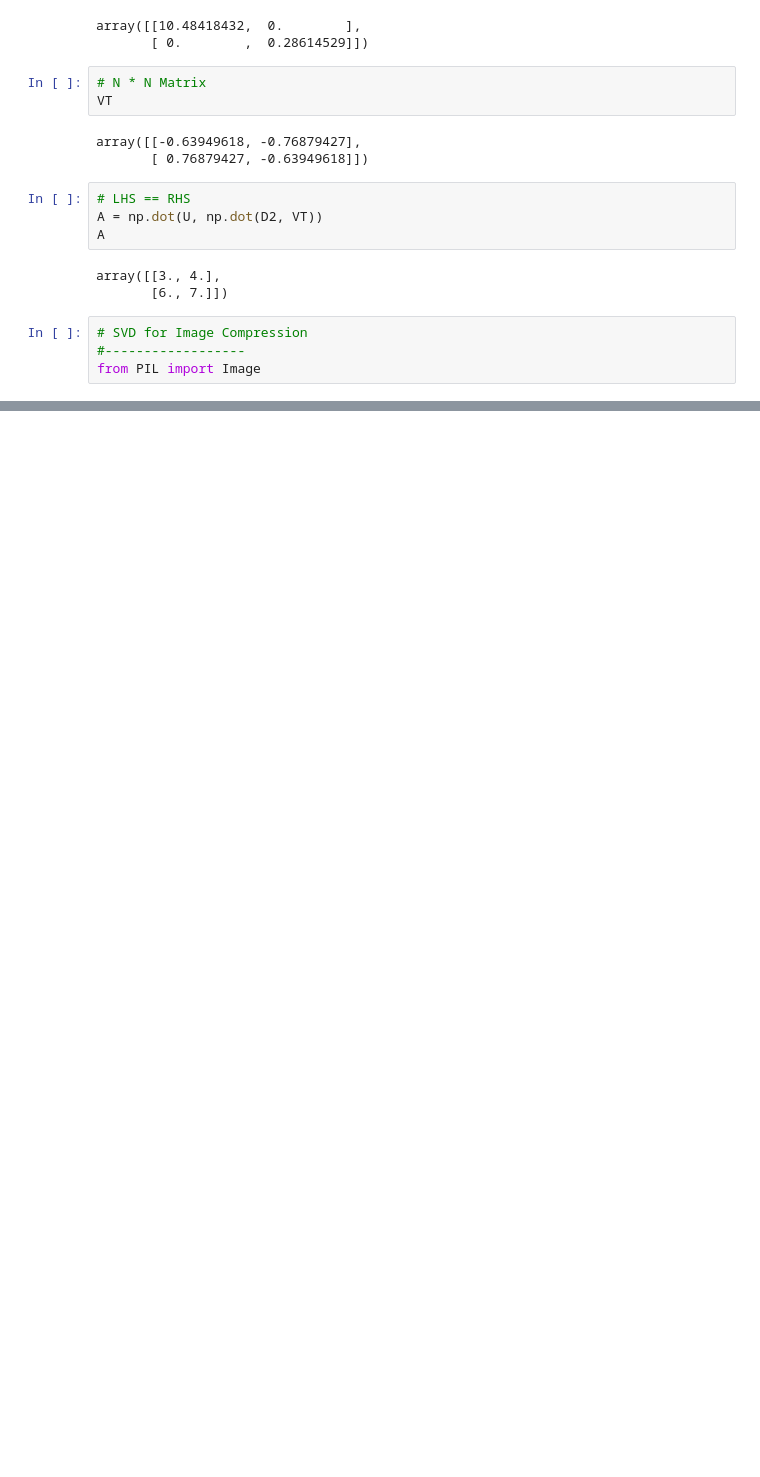
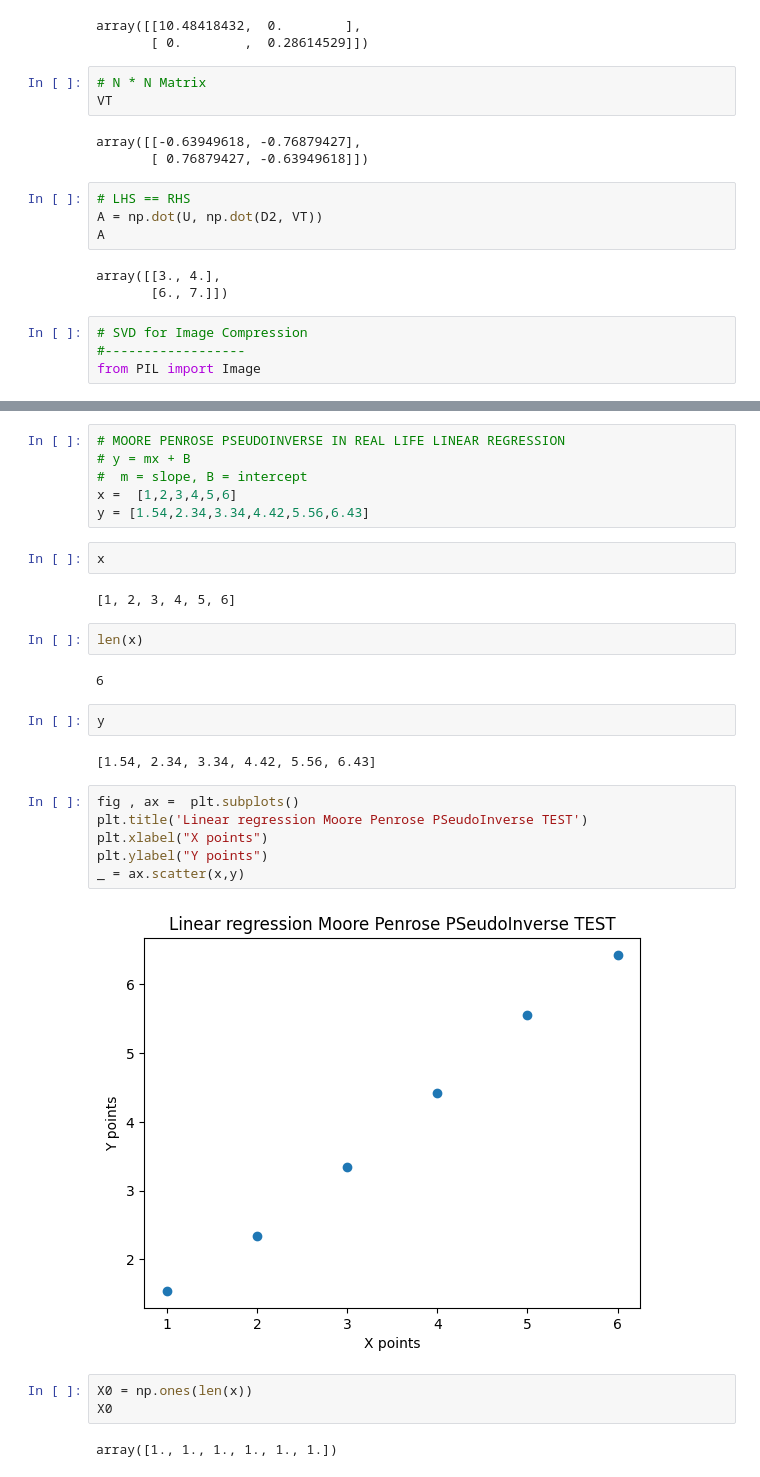
Before and after one commit to QAQuantum/STUDIELinearAlgebra, a Jupyter notebook: STUDIE_Practise.ipynb, the cells around one changed output, grey strips where cells are left out. Drawn from its saved outputs; the diff is of its cells as text; blank space fills up the shorter version.

```diff
--- a/STUDIE_Practise.ipynb
+++ b/STUDIE_Practise.ipynb
@@ -439,0 +517,31 @@ Saving to: ‘4BC816FB-F21A-49C2-A9CB4D85FD64EF69_source.jpg’
+# %%
+# MOORE PENROSE PSEUDOINVERSE IN REAL LIFE LINEAR REGRESSION
+# y = mx + B
+#  m = slope, B = intercept
+x =  [1,2,3,4,5,6]
+y = [1.54,2.34,3.34,4.42,5.56,6.43]
+# %%
+x
+# %% [output]
+[1, 2, 3, 4, 5, 6]
+# %%
+len(x)
+# %% [output]
+6
+# %%
+y
+# %% [output]
+[1.54, 2.34, 3.34, 4.42, 5.56, 6.43]
+# %%
+fig , ax =  plt.subplots()
+plt.title('Linear regression Moore Penrose PSeudoInverse TEST')
+plt.xlabel("X points")
+plt.ylabel("Y points")
+_ = ax.scatter(x,y)
+# %% [output]
+[figure, added]
+# %%
+X0 = np.ones(len(x))
+X0
+# %% [output]
+array([1., 1., 1., 1., 1., 1.])
```
Also changed, not shown: parts of 30 cells of this notebook, 1 other file.
